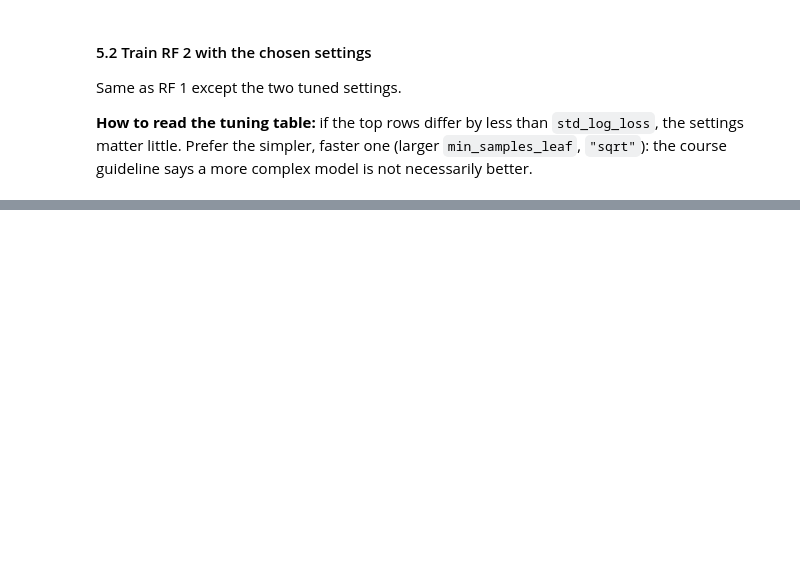
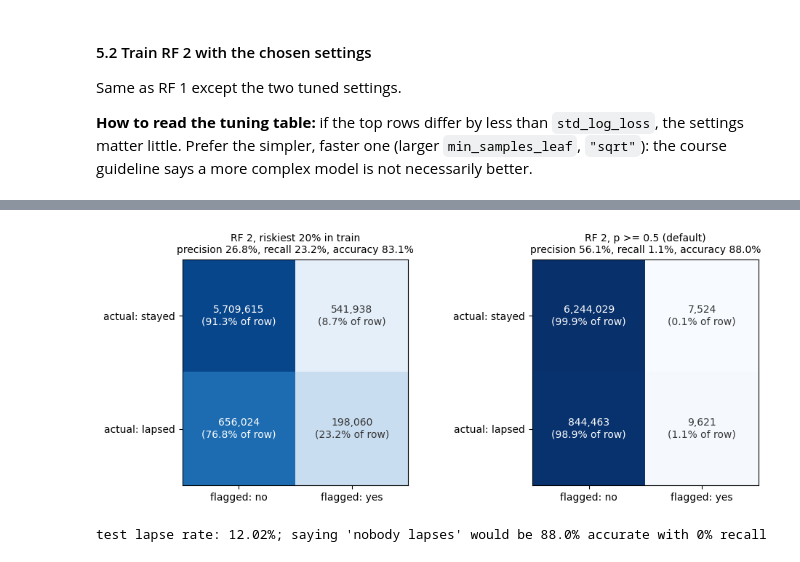
Before and after one commit to jmsebastiancarino/Probabilistic-Model-for-Non-Life-Insurance-Flood-Risk, a Jupyter notebook: notebooks/07b_advanced_cancel_rf.ipynb, the cells around one changed output, grey strips where cells are left out. Saved outputs shown, nothing was run; the diff lists cells and outputs as text; code cells hidden in the pictures; blank space fills up the shorter version.

```diff
--- a/notebooks/07b_advanced_cancel_rf.ipynb
+++ b/notebooks/07b_advanced_cancel_rf.ipynb
@@ -805,0 +458,59 @@ saved lapse_rf.joblib (111 MB), test predictions, metrics, deciles, tuning, impo
+# %%
+# Step 7.1 Confusion matrices: RF 2 at cut-offs from its out-of-bag training predictions, the default 0.5,
+# the simple business rule, and the logistic regression from 06b
+from sklearn.metrics import confusion_matrix, f1_score, precision_score, recall_score
+
+p_oob = rf2.oob_decision_function_[:, 1]                             # honest training predictions (trees that didn't see the row)
+lapse_rate = pred["y"].mean()                                        # the test lapse rate, for the lift
+
+def confusion_row(model, rule, flagged, cut=np.nan):
+    '''One row of the results table for a yes/no prediction (flagged = 1 means "will lapse").'''
+    tn, fp, fn, tp = confusion_matrix(pred["y"], flagged, labels=[0, 1]).ravel()   # the four boxes
+    return {"model": model, "rule": rule, "threshold": cut, "flagged_share": flagged.mean(),
+            "TP": tp, "FP": fp, "FN": fn, "TN": tn,
+            "accuracy": (tp + tn) / len(flagged),                    # share of right predictions
+            "precision": precision_score(pred["y"], flagged, zero_division=0),   # of the flagged, share that lapsed
+            "recall": recall_score(pred["y"], flagged, zero_division=0),         # of the lapses, share flagged
+            "f1": f1_score(pred["y"], flagged, zero_division=0)}               # balance of the two
+
+rows = []
+for flag_share in [0.10, 0.20, 0.30, None]:                          # the three rules, then the default
+    cut = 0.5 if flag_share is None else float(np.quantile(p_oob, 1 - flag_share))   # e.g. 20% -> the 80th percentile in training
+    rule = "p >= 0.5 (default)" if flag_share is None else f"riskiest {flag_share:.0%} in train"   # same names as 06b
+    rows.append(confusion_row("RF 2", rule, (pred["p_rf2"] >= cut).astype(int), cut))
+rows.append(confusion_row("business rule", "new and not mortgage-required",              # no model: the riskiest segment
+                          ((pred["new_business"] == 1) & (pred["mandatory_purchase"] == 0)).astype(int)))
+cm_table = pd.DataFrame(rows)
+
+logreg_cm = REPORTS / "lapse_baseline_logreg_test_confusion.csv"     # 06b's confusion results (same test rows)
+if logreg_cm.exists():
+    cm_table = pd.concat([cm_table, pd.read_csv(logreg_cm).assign(model="logistic regression")], ignore_index=True)
+else:
+    print(f"(not found: {logreg_cm.name}; pull from GitHub to add the logistic regression)")
+cm_table["lift"] = cm_table["precision"] / lapse_rate                # times more lapses than average in the flagged group
+cm_table = cm_table[["model", "rule", "threshold", "flagged_share", "TP", "FP", "FN", "TN",
+                     "accuracy", "precision", "recall", "f1", "lift"]].sort_values(["rule", "model"]).reset_index(drop=True)
+
+# RF 2 at the middle rule and at the default 0.5, as 2 x 2 tables side by side
+fig, axes = plt.subplots(1, 2, figsize=(10, 4))
+for ax, rule in zip(axes, ["riskiest 20% in train", "p >= 0.5 (default)"]):
+    r = cm_table[(cm_table["model"] == "RF 2") & (cm_table["rule"] == rule)].iloc[0]
+    m = np.array([[r["TN"], r["FP"]], [r["FN"], r["TP"]]])           # rows: actual stayed / lapsed; columns: flagged no / yes
+    ax.imshow(m / m.sum(axis=1, keepdims=True), cmap="Blues", vmin=0, vmax=1)   # shade by share of each actual group
+    for a in range(2):
+        for b in range(2):
+            share = m[a, b] / m[a].sum()
+            ax.text(b, a, f"{m[a, b]:,}\n({share:.1%} of row)", ha="center", va="center", fontsize=10,
+                    color="white" if share > 0.6 else "#333333")
+    ax.set_xticks([0, 1], ["flagged: no", "flagged: yes"]); ax.set_yticks([0, 1], ["actual: stayed", "actual: lapsed"])
+    ax.set_title(f"RF 2, {rule}\nprecision {r['precision']:.1%}, recall {r['recall']:.1%}, accuracy {r['accuracy']:.1%}", fontsize=10)
+plt.tight_layout()
+plt.savefig(REPORTS / "fig_lapse_rf_confusion.png", dpi=150)       # saved for the slides and poster
+plt.show()
+print(f"test lapse rate: {lapse_rate:.2%}; saying 'nobody lapses' would be {1 - lapse_rate:.1%} accurate with 0% recall")
+cm_table.style.format({"threshold": "{:.4f}", "flagged_share": "{:.1%}", "TP": "{:,}", "FP": "{:,}", "FN": "{:,}",
+                       "TN": "{:,}", "accuracy": "{:.3f}", "precision": "{:.2%}", "recall": "{:.1%}",
+                       "f1": "{:.3f}", "lift": "{:.2f}"}, na_rep="")
+# %% [output]
+[figure, added]
+test lapse rate: 12.02%; saying 'nobody lapses' would be 88.0% accurate with 0% recall
```
Also changed, not shown: parts of 55 cells of this notebook, 14 other files.
